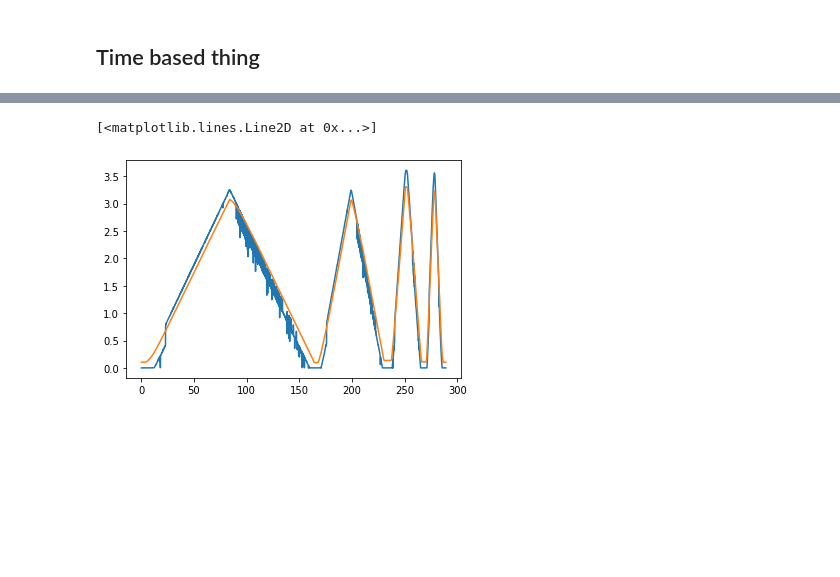
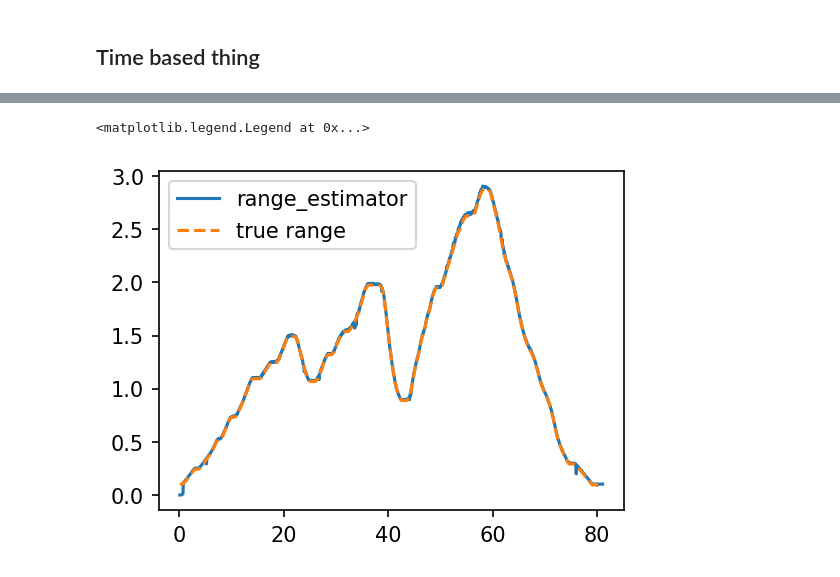
Before and after one commit to Laserbean/ENMT482_Ass1, a Jupyter notebook: Assignment1.ipynb, the cells around one changed output, grey strips where cells are left out. Cells and saved outputs as stored; diff of their text form; code cells hidden in the pictures; blank space fills up the shorter version.

```diff
--- a/Assignment1.ipynb
+++ b/Assignment1.ipynb
@@ -320,6 +321,13 @@ X_now = lambda x_prev, u_prev, dt: x_prev + g(x_prev, u_prev, dt) #+ Wcur
 
 # # Split into columns
 # index, time, range_, velocity_command, raw_ir1, raw_ir2, raw_ir3, raw_ir4, sonar1, sonar2 = data2.T
+# %%
+
+filename = 'test.csv'
+data2 = np.loadtxt(filename, delimiter=',', skiprows=1)
+
+# Split into columns
+index, time, velocity_command, raw_ir1, raw_ir2, raw_ir3, raw_ir4, sonar1, sonar2 = data2.T
 # %% [markdown]
 ## next
 # %%
@@ -696,7 +700,7 @@ g_blue = 0
 x_estimate = np.array([0])
 x_now = 0
 
-tooFar = 0.3
+tooFar = 0.1
 for t in range(0, len(time)):
     if (np.mod(t, 100) == 0) :
         print(f"cur t = {t}")
@@ -705,7 +709,7 @@ for t in range(0, len(time)):
     totalvar = 0
     topsum = 0
 
-    x_now = X_now(x_now, command[t-1], dt   )#   , W(x_estimate[i-1], command[i-1], dt))
+    x_now = X_now(g_blue, velocity_command[t-1], dt   )#   , W(x_estimate[i-1], command[i-1], dt))
     x_estimate = np.append(x_estimate, x_now)
 
     topsum += x_now/W_var
@@ -770,7 +774,7 @@ for t in range(0, len(time)):
 
 
     # print(g_blue)
-
+plt.figure(figsize=(4,3), dpi = 150 )
 plt.plot(time, range_est)
 # %% [output]
 cur t = 0
@@ -778,9 +799,10 @@ NameError: name 'W_var' is not defined
 # %%
+plt.figure(figsize=(4,3), dpi = 150 )
 plt.plot(time, range_est)
-plt.plot(time, range_)
-
+plt.plot(time, range_, '--' )
+plt.legend(["range_estimator", "true range"])
 # x_estimate= np.delete(x_estimate, 0)
 # plt.plot(time, x_estimate)
 # %% [output]
-[<matplotlib.lines.Line2D at 0x...>]
+<matplotlib.legend.Legend at 0x...>
-[figure, old version]
+[figure, new version]
```
Also changed, not shown: parts of 11 cells of this notebook.
